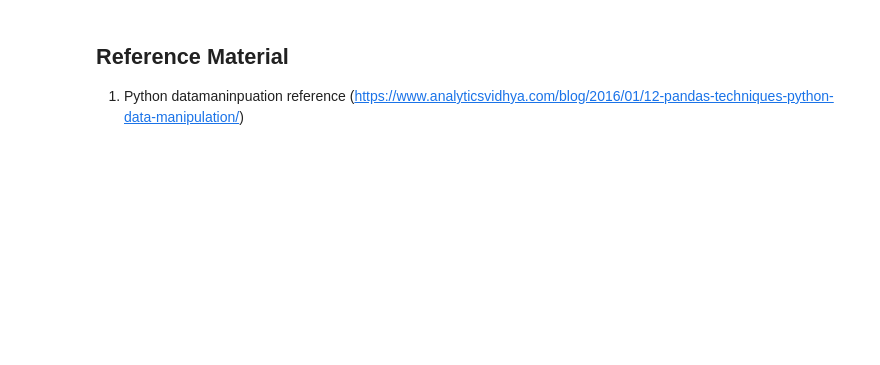
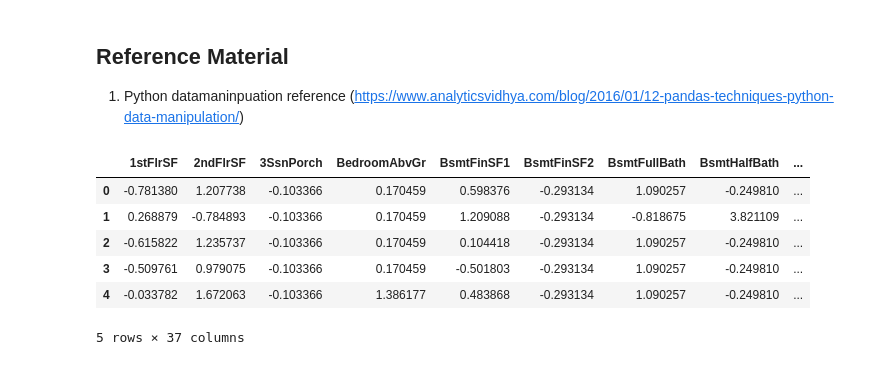
Before and after one commit to dredvard/kaggles, a Jupyter notebook: Houseprice Kaggle.ipynb, the cells around one changed output. Drawn from its saved outputs; the diff is of its cells as text; code cells hidden in the pictures; blank space fills up the shorter version.

```diff
--- a/Houseprice Kaggle.ipynb
+++ b/Houseprice Kaggle.ipynb
@@ -355,0 +397,10 @@ ax=sns.violinplot(datax=all_data['PoolArea'])
+# %%
+pp.head()
+# %% [output]
+|  | 1stFlrSF | 2ndFlrSF | 3SsnPorch | BedroomAbvGr | BsmtFinSF1 | BsmtFinSF2 | BsmtFullBath | BsmtHalfBath | ... |
+| 0 | -0.781380 | 1.207738 | -0.103366 | 0.170459 | 0.598376 | -0.293134 | 1.090257 | -0.249810 | ... |
+| 1 | 0.268879 | -0.784893 | -0.103366 | 0.170459 | 1.209088 | -0.293134 | -0.818675 | 3.821109 | ... |
+| 2 | -0.615822 | 1.235737 | -0.103366 | 0.170459 | 0.104418 | -0.293134 | 1.090257 | -0.249810 | ... |
+| 3 | -0.509761 | 0.979075 | -0.103366 | 0.170459 | -0.501803 | -0.293134 | 1.090257 | -0.249810 | ... |
+| 4 | -0.033782 | 1.672063 | -0.103366 | 1.386177 | 0.483868 | -0.293134 | 1.090257 | -0.249810 | ... |
+5 rows × 37 columns
```
Also changed, not shown: parts of 16 cells of this notebook.
